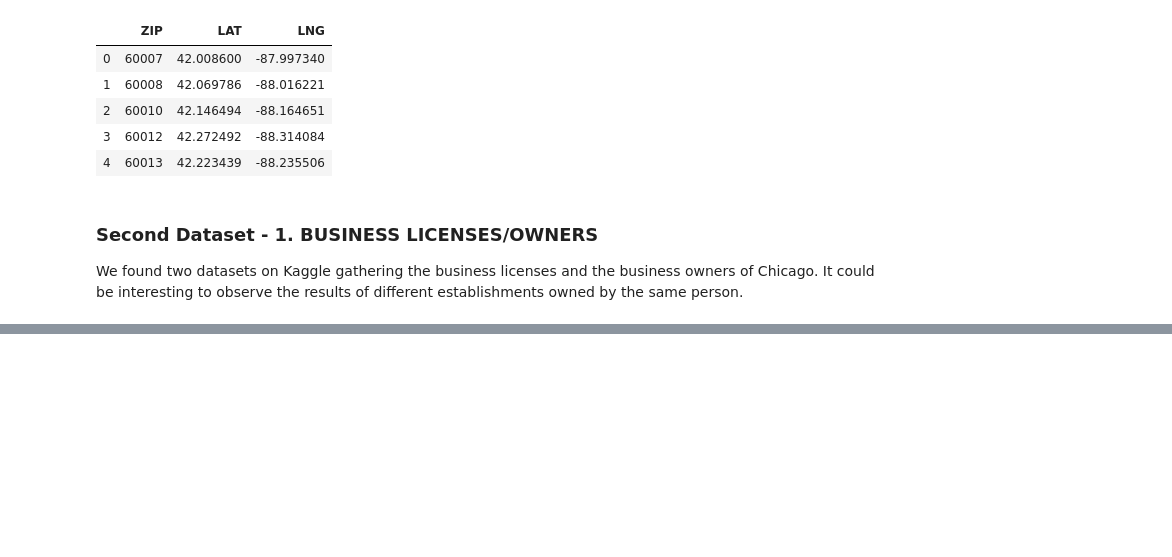
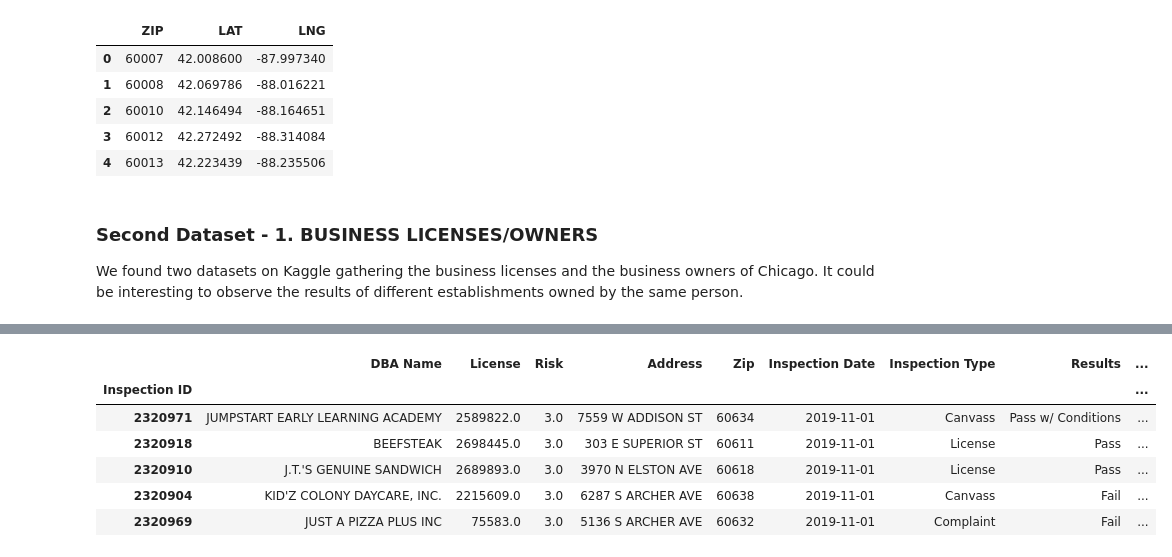
Before and after one commit to clairebilat/ada-2019-project-lost-and-found, a Jupyter notebook: couleurs_d_automne.ipynb, the cells around one changed output, grey strips where cells are left out. Saved outputs shown, nothing was run; the diff lists cells and outputs as text; code cells hidden in the pictures; blank space fills up the shorter version.

```diff
--- a/couleurs_d_automne.ipynb
+++ b/couleurs_d_automne.ipynb
@@ -432,0 +433,2 @@ We see that there are more than 50'000 rows where the Violations column is empty
+# %%
+violations = eat_seat.apply(lambda row: re.findall('\|\s([0-9]+)[.]', str(row['Violations'])), axis = 1)
@@ -433,8 +437,4 @@ We see that there are more than 50'000 rows where the Violations column is empty
 # %%
-violators = eat_seat.dropna(subset=['Violations'], axis = 0, how = 'all')
-violations = violators.apply(lambda row: re.findall('\|\s([0-9]+)[.]', str(row['Violations'])), axis = 1)
-first_violations = violators.apply(lambda row: row['Violations'].split('.')[0], axis = 1)
-
 for violation, first_violation in zip(violations, first_violations):
     violation.append(first_violation)
 
@@ -444,0 +443,2 @@ violations
+# %%
+eat_seat['NumberViolations'] = violations
@@ -444,0 +455,11 @@ violations
+# %%
+eat_seat = eat_seat.set_index(['Inspection ID']) #redifines the Index
+eat_seat.head()
+# %% [output]
+|  | DBA Name | License | Risk | Address | Zip | Inspection Date | Inspection Type | Results | ... |
+| Inspection ID |  |  |  |  |  |  |  |  | ... |
+| 2320971 | JUMPSTART EARLY LEARNING ACADEMY | 2589822.0 | 3.0 | 7559 W ADDISON ST | 60634 | 2019-11-01 | Canvass | Pass w/ Conditions | ... |
+| 2320918 | BEEFSTEAK | 2698445.0 | 3.0 | 303 E SUPERIOR ST | 60611 | 2019-11-01 | License | Pass | ... |
+| 2320910 | J.T.'S GENUINE SANDWICH | 2689893.0 | 3.0 | 3970 N ELSTON AVE | 60618 | 2019-11-01 | License | Pass | ... |
+| 2320904 | KID'Z COLONY DAYCARE, INC. | 2215609.0 | 3.0 | 6287 S ARCHER AVE | 60638 | 2019-11-01 | Canvass | Fail | ... |
+| 2320969 | JUST A PIZZA PLUS INC | 75583.0 | 3.0 | 5136 S ARCHER AVE | 60632 | 2019-11-01 | Complaint | Fail | ... |
```
Also changed, not shown: parts of 45 cells of this notebook.
